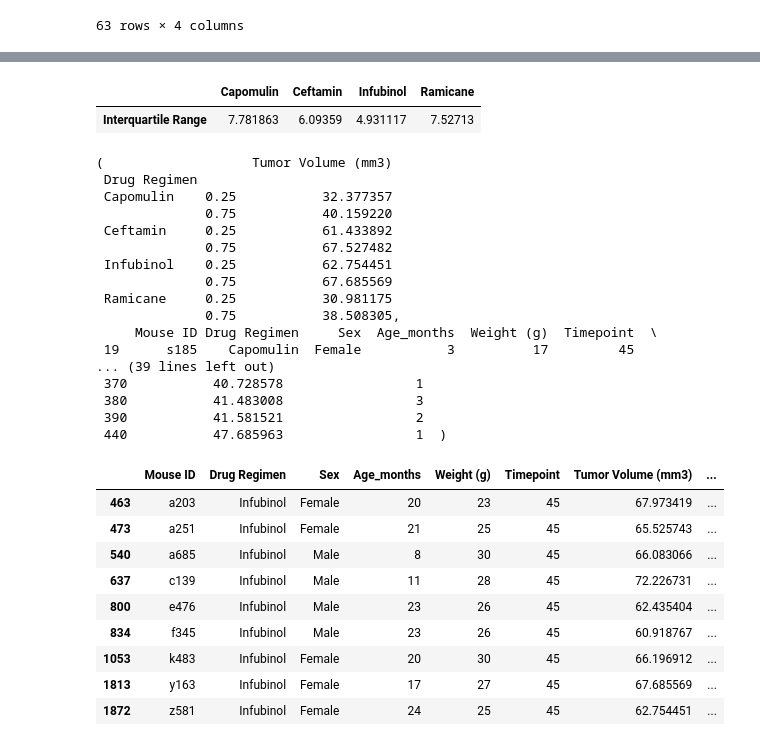
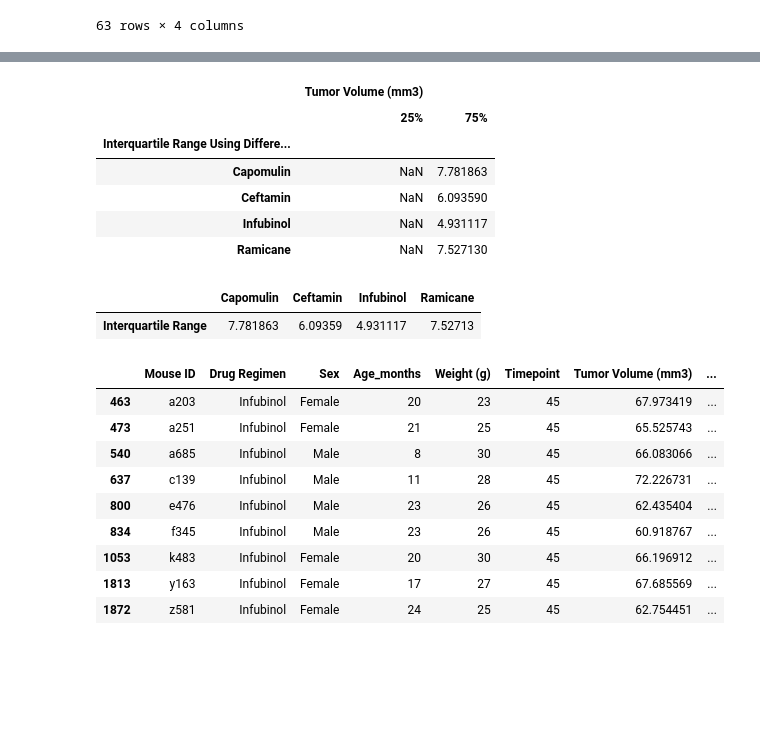
Before and after one commit to Rob397/Matplotlib--Pharma, a Jupyter notebook: pymaceuticals_starter.ipynb, the cells around one changed output, grey strips where cells are left out. Cells and saved outputs as stored; diff of their text form; code cells hidden in the pictures; blank space fills up the shorter version.

```diff
--- a/pymaceuticals_starter.ipynb
+++ b/pymaceuticals_starter.ipynb
@@ -287,6 +258,22 @@ stats
 | Ceftamin | 13.0 | 64.132421 | 3.253497 | 59.741901 | 61.433892 | 64.299830 | 67.527482 | 68.923185 |
 | Infubinol | 9.0 | 65.755562 | 3.433282 | 60.918767 | 62.754451 | 66.083066 | 67.685569 | 72.226731 |
 | Ramicane | 20.0 | 34.955595 | 5.486439 | 22.050126 | 30.981175 | 34.848627 | 38.508305 | 45.220869 |
+# %%
+# data.iloc[[0,3,6,24], [0,5,6]] # 1st, 4th, 7th, 25th row + 1st 6th 7th columns.
+quart = stats.iloc[:,[4,6]]
+# %%
+# iqr = stats.iloc[:,[6]]- stats.iloc[:,[4]]
+
+differenceFrame = quart.diff(axis=1, periods= 1)
+differenceFrame.rename_axis("Interquartile Range Using Difference Between Columns")
+# %% [output]
+|  | Tumor Volume (mm3) |  |
+|  | 25% | 75% |
+| Interquartile Range Using Differe... |  |  |
+| Capomulin | NaN | 7.781863 |
+| Ceftamin | NaN | 6.093590 |
+| Infubinol | NaN | 4.931117 |
+| Ramicane | NaN | 7.527130 |
 # %%
 # stats['IQR'] = stats['75%'] - stats['25%']
 # from scipy import stats
@@ -304,28 +291,8 @@ inter_range
 |  | Capomulin | Ceftamin | Infubinol | Ramicane |
 | Interquartile Range | 7.781863 | 6.09359 | 4.931117 | 7.52713 |
 # %%
-# quantitatively determine if there are any potential outliers across all four treatment regimens.
-#take data and check if data +iqr is outside the 25% and 75% percentile???
-#by insection ---need a way to program check the values are such than 25%<tumour vol <75%
-quartile, Cap
+# Quantitatively check for  outliers across all four treatment regimens.
+# i.e take data and check if it is outside the 25% and 75% percentile
-# %% [output]
-(                   Tumor Volume (mm3)
- Drug Regimen
- Capomulin    0.25           32.377357
-              0.75           40.159220
- Ceftamin     0.25           61.433892
-              0.75           67.527482
- Infubinol    0.25           62.754451
-              0.75           67.685569
- Ramicane     0.25           30.981175
-              0.75           38.508305,
-     Mouse ID Drug Regimen     Sex  Age_months  Weight (g)  Timepoint  \
- 19      s185    Capomulin  Female           3          17         45
-... (39 lines left out)
- 370           40.728578                 1
- 380           41.483008                 3
- 390           41.581521                 2
- 440           47.685963                 1  )
 # %%
 Cap_tumour = Cap.loc[: , Cap.columns.drop(['Mouse ID','Sex', 'Weight (g)', 'Timepoint','Age_months', 'Metastatic Sites'])]
 Cap_tumour['Tumor Volume (mm3)']
```
Also changed, not shown: parts of 12 cells of this notebook.
